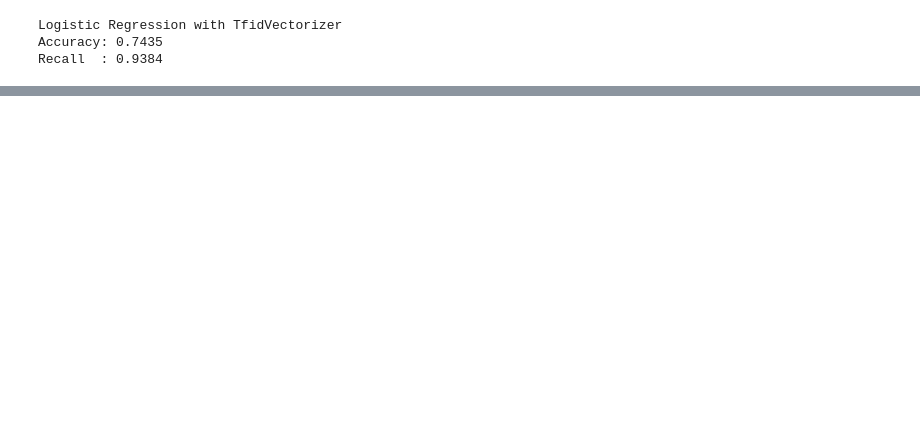
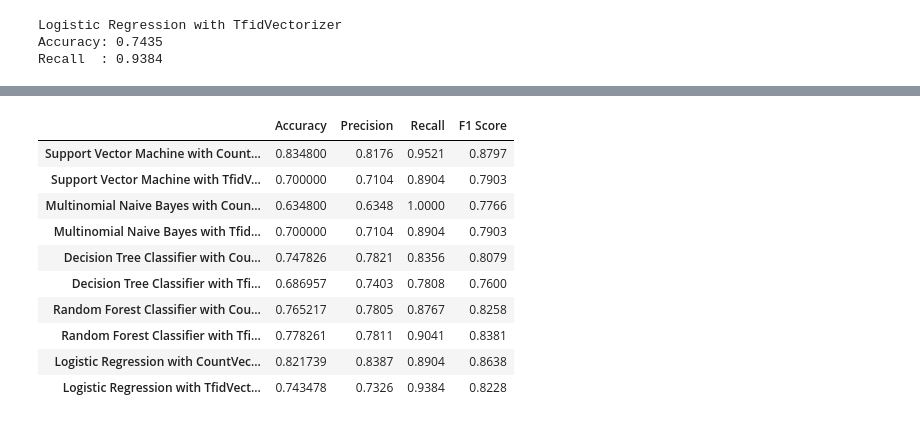
Before and after one commit to emmanuel-hansingo/Data-Mining-Project-Classifying-MP-responses-in-Zambian-Parliament, a Jupyter notebook: Data Mining And Warehousing Course Project.ipynb, the cells around one changed output, grey strips where cells are left out. Cells and saved outputs as stored; diff of their text form; code cells hidden in the pictures; blank space fills up the shorter version.

```diff
--- a/Data Mining And Warehousing Course Project.ipynb
+++ b/Data Mining And Warehousing Course Project.ipynb
@@ -1071,0 +1130,3 @@ pickle.dump(model[m],open("model.pkl","wb"))
+# %%
+classifier_df = pd.DataFrame.from_dict(accuracy, orient='index', columns=['Accuracy'])
+classifier_df
@@ -1071,0 +1145,14 @@ pickle.dump(model[m],open("model.pkl","wb"))
+# %%
+index =['Support Vector Machine with CountVectorizer','Support Vector Machine with TfidVectorizer',
+'Multinomial Naive Bayes with CountVectorizer',
+'Multinomial Naive Bayes with TfidVectorizer',
+'Decision Tree Classifier with CountVectorizer',
+'Decision Tree Classifier with TfidVectorizer',
+'Random Forest Classifier with CountVectorizer',
+'Random Forest Classifier with TfidVectorizer',
+'Logistic Regression with CountVectorizer',
+'Logistic Regression with TfidVectorizer']
+# %%
+class_df  = pd.DataFrame([ precision_dict['Precision'], recall_dict['recall'],f1Score['F1 Score']]).T
+class_df = class_df.rename(columns={0: 'Precision', 1: 'Recall', 2: 'F1 Score'})
+class_df
@@ -1071,0 +1171,4 @@ pickle.dump(model[m],open("model.pkl","wb"))
+# %%
+class_df['index'] = index
+class_df.set_index('index', inplace=True)
+class_df
@@ -1071,0 +1188,17 @@ pickle.dump(model[m],open("model.pkl","wb"))
+# %%
+
+# Concatenate the DataFrames horizontally
+classifier_df = pd.concat([classifier_df, class_df], axis=1)
+classifier_df
+# %% [output]
+|  | Accuracy | Precision | Recall | F1 Score |
+| Support Vector Machine with Count... | 0.834800 | 0.8176 | 0.9521 | 0.8797 |
+| Support Vector Machine with TfidV... | 0.700000 | 0.7104 | 0.8904 | 0.7903 |
+| Multinomial Naive Bayes with Coun... | 0.634800 | 0.6348 | 1.0000 | 0.7766 |
+| Multinomial Naive Bayes with Tfid... | 0.700000 | 0.7104 | 0.8904 | 0.7903 |
+| Decision Tree Classifier with Cou... | 0.747826 | 0.7821 | 0.8356 | 0.8079 |
+| Decision Tree Classifier with Tfi... | 0.686957 | 0.7403 | 0.7808 | 0.7600 |
+| Random Forest Classifier with Cou... | 0.765217 | 0.7805 | 0.8767 | 0.8258 |
+| Random Forest Classifier with Tfi... | 0.778261 | 0.7811 | 0.9041 | 0.8381 |
+| Logistic Regression with CountVec... | 0.821739 | 0.8387 | 0.8904 | 0.8638 |
+| Logistic Regression with TfidVect... | 0.743478 | 0.7326 | 0.9384 | 0.8228 |
```
Also changed, not shown: parts of 146 cells of this notebook.
